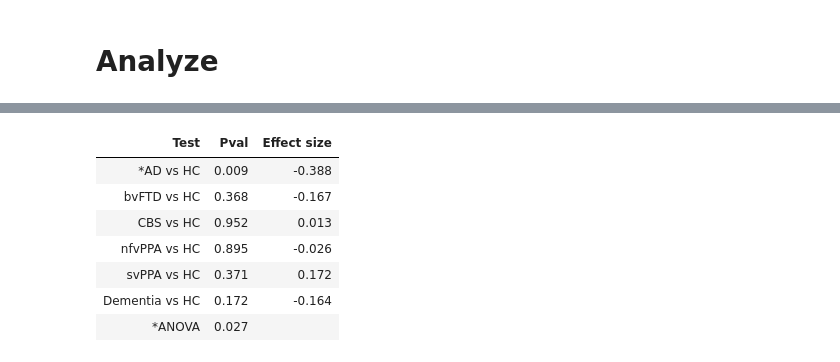
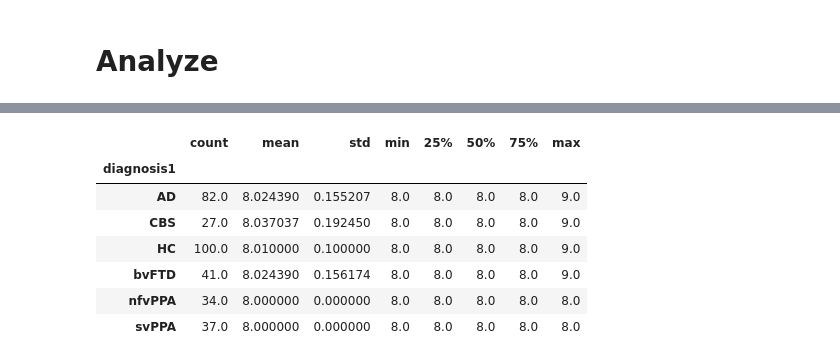
Before and after one commit to JINhuaqing/jesse_fMRI, a Jupyter notebook: notebooks/get_TVDN_features_7nets.ipynb, the cells around one changed output, grey strips where cells are left out. Cells and saved outputs as stored; diff of their text form; code cells hidden in the pictures.

```diff
--- a/notebooks/get_TVDN_features_7nets.ipynb
+++ b/notebooks/get_TVDN_features_7nets.ipynb
@@ -251,17 +430,11 @@ _get_test_tb(res_df)
-# %%
-res_df = pd.DataFrame({
-    "metric": ncpts,
-    "sex": sex_labs,
-    "diagnosis": diag_labs
-})
-res_df["diagnosis1"] = res_df["diagnosis"].map(diag_lab_mapping)
-_get_test_tb(res_df)
-# %% [output]
-| Test | Pval | Effect size |
-| *AD vs HC | 0.009 | -0.388 |
-| bvFTD vs HC | 0.368 | -0.167 |
-| CBS vs HC | 0.952 | 0.013 |
-| nfvPPA vs HC | 0.895 | -0.026 |
-| svPPA vs HC | 0.371 | 0.172 |
-| Dementia vs HC | 0.172 | -0.164 |
-| *ANOVA | 0.027 |  |
+# %%
+res_df.groupby("diagnosis1")["metric"].describe()
+# %% [output]
+|  | count | mean | std | min | 25% | 50% | 75% | max |
+| diagnosis1 |  |  |  |  |  |  |  |  |
+| AD | 82.0 | 8.024390 | 0.155207 | 8.0 | 8.0 | 8.0 | 8.0 | 9.0 |
+| CBS | 27.0 | 8.037037 | 0.192450 | 8.0 | 8.0 | 8.0 | 8.0 | 9.0 |
+| HC | 100.0 | 8.010000 | 0.100000 | 8.0 | 8.0 | 8.0 | 8.0 | 9.0 |
+| bvFTD | 41.0 | 8.024390 | 0.156174 | 8.0 | 8.0 | 8.0 | 8.0 | 9.0 |
+| nfvPPA | 34.0 | 8.000000 | 0.000000 | 8.0 | 8.0 | 8.0 | 8.0 | 8.0 |
+| svPPA | 37.0 | 8.000000 | 0.000000 | 8.0 | 8.0 | 8.0 | 8.0 | 8.0 |
```
Also changed, not shown: parts of 20 cells of this notebook, 14 other files.
